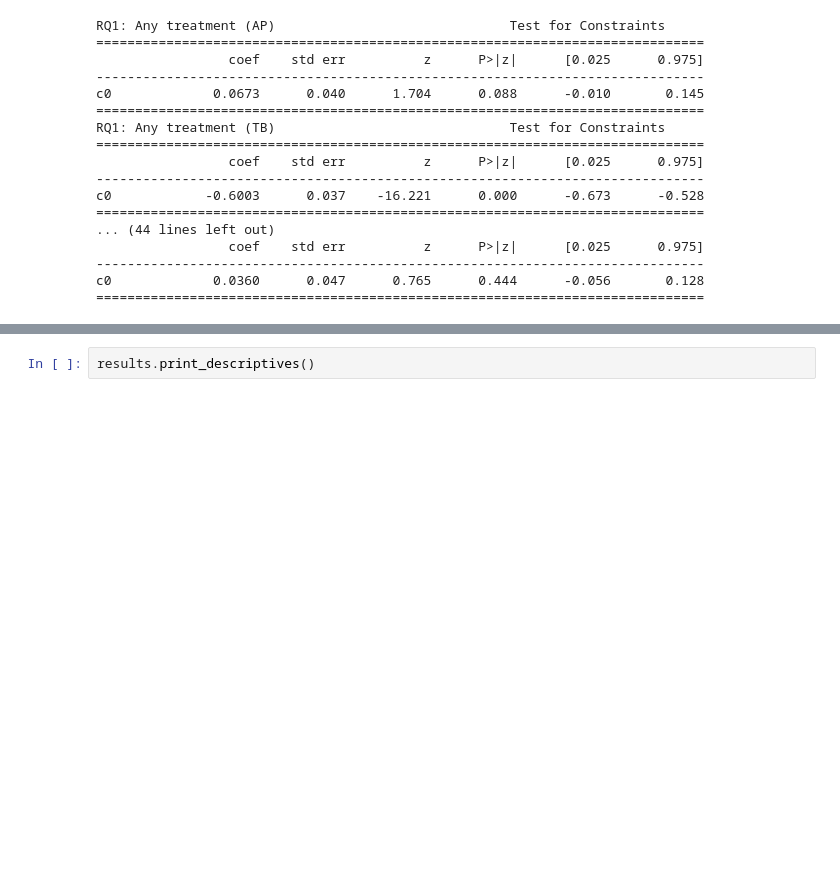
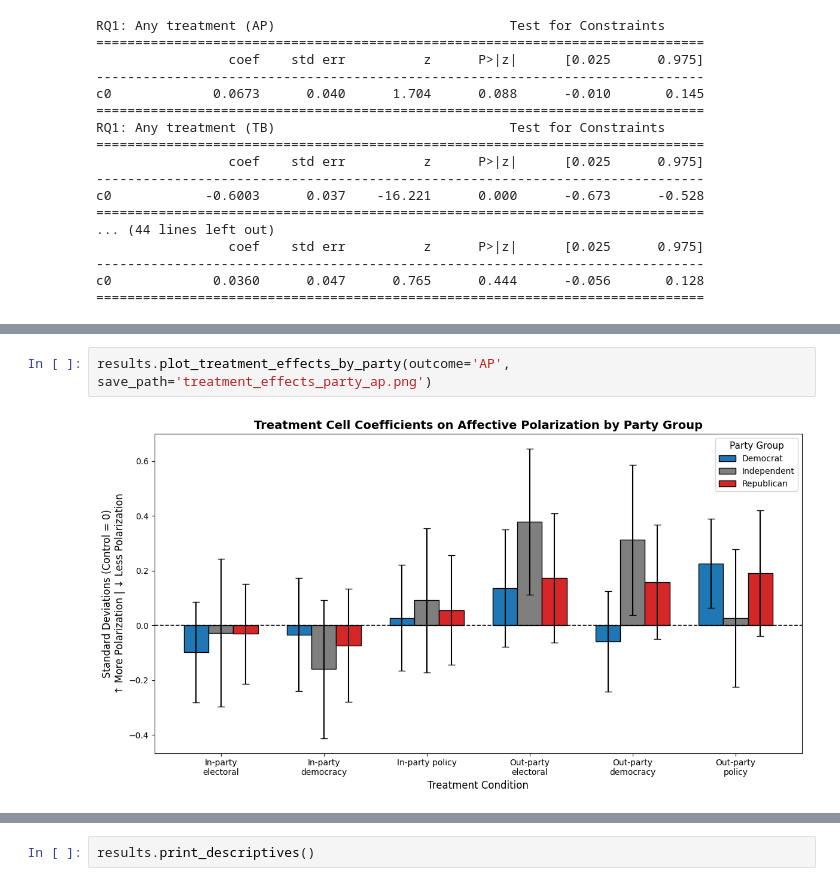
Before and after one commit to Jules-Vatel/SSI_SPRING, a Jupyter notebook: SSI_SPRING.ipynb, the cells around one changed output, grey strips where cells are left out. Drawn from its saved outputs; the diff is of its cells as text; blank space fills up the shorter version.

```diff
--- a/SSI_SPRING.ipynb
+++ b/SSI_SPRING.ipynb
@@ -553,0 +610,4 @@ results.plot_action_models_bar()
+# %%
+results.plot_treatment_effects_by_party(outcome='AP', save_path='treatment_effects_party_ap.png')
+# %% [output]
+[figure, added]
```
Also changed, not shown: parts of 13 cells of this notebook.
